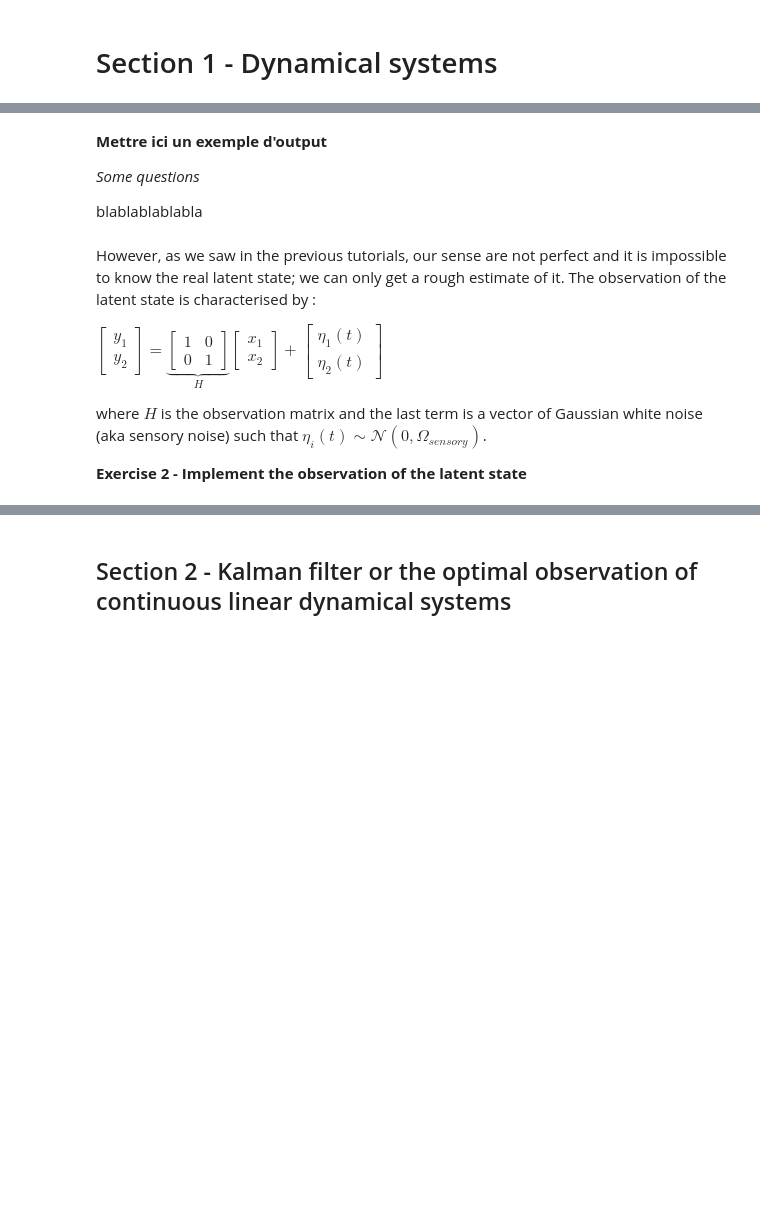
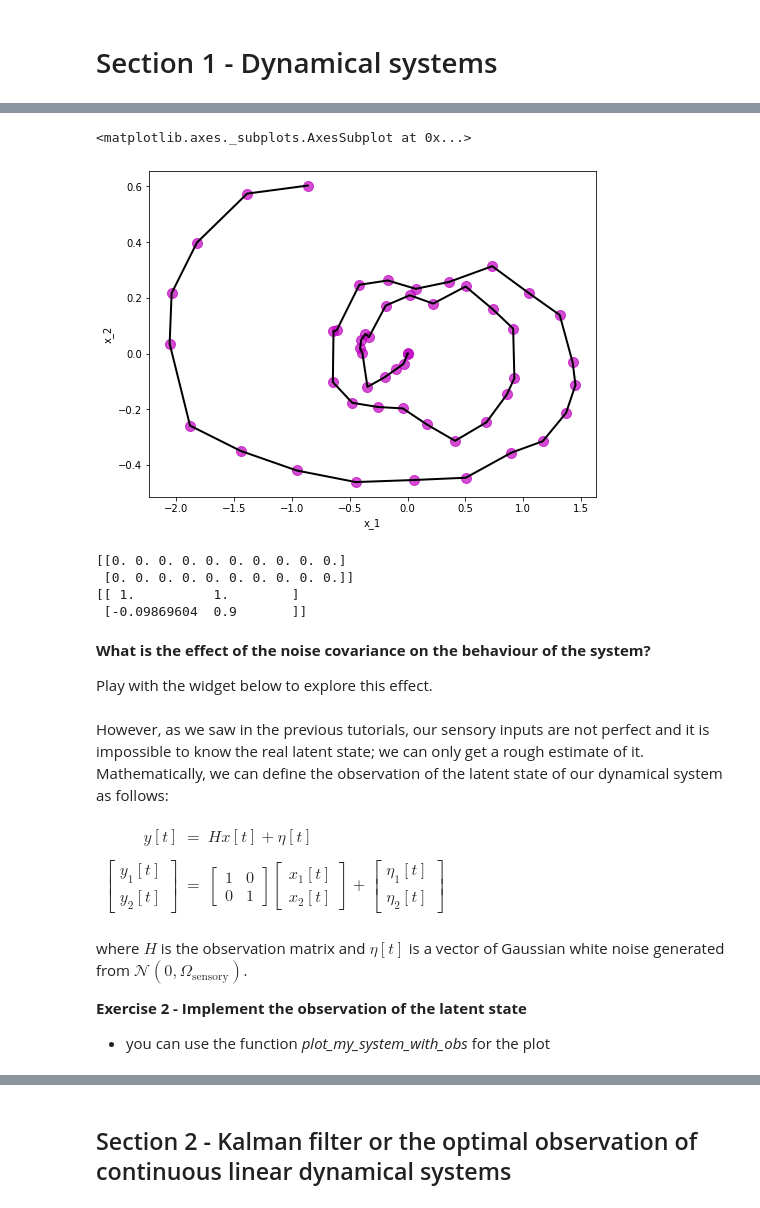
Before and after one commit to Lara-Mazy/Modelling_project1, a Jupyter notebook: LGBIO2060_TP3.ipynb, the cells around one changed output, grey strips where cells are left out. Drawn from its saved outputs; the diff is of its cells as text; code cells hidden in the pictures; blank space fills up the shorter version.

```diff
--- a/LGBIO2060_TP3.ipynb
+++ b/LGBIO2060_TP3.ipynb
@@ -67,44 +94,66 @@ The latent state $x$ can have more than one entry, for example we may want to es
 # %%
-def my_system(nsteps,x0,A,dt):
+def my_system(nsteps,x0,A,dt,sigma_motor):
   """
   my_system is a function that model the time-evolution of a linear dynamical system
   with state transition matrix A.
   Inputs : nsteps is the number of time steps to model
            x0 is the initial state (where we are starting from)
            A is the state-transition matrix
            dt is the time step used in the discretization
+           sigma_motor is the std of the motor noise
   Outputs : state_evolution is a numpy array that contains the time-evolution of
             the state vector
   """
 
-  state_evolution = np.zeros([len(x0),nsteps+1])
-  state_evolution[:,0] = x0
-  for ii in range(nsteps):
-    state_evolution[:,ii+1] = A * state_evolution[:,ii]
+  ######################
+  ### your code here ###
+  ######################
+
+
   return state_evolution
 
 # Run the lines below to test your code
 
 nsteps = 50
-x0 = [[0],[0]]
-A = np.array([[1.,1.],[-(2*np.pi/20.)**2.,0.9]])
-state_evolution = my_system(nsteps,x0,A,dt)
-plot_my_system(state_evolution)
+dt = 0.1
+x0 = np.array([0,0]).T
+A = np.array([[1., 1.], [-(2*np.pi/20.)**2., .9]])
+sigma_motor = 0.05
+
+######################
+### your code here ###
+######################
+# %% [output]
+<matplotlib.axes._subplots.AxesSubplot at 0x...>
+[figure, added]
-# %% [markdown]
-**Mettre ici un exemple d'output**
-
-*Some questions*
-
-blablablablabla
+# %%
+print(state_evolution[:,:10])
+print(A)
+# %% [output]
+[[0. 0. 0. 0. 0. 0. 0. 0. 0. 0.]
+ [0. 0. 0. 0. 0. 0. 0. 0. 0. 0.]]
+[[ 1.          1.        ]
+ [-0.09869604  0.9       ]]
+# %% [markdown]
+**What is the effect of the noise covariance on the behaviour of the system?**
+
+
+Play with the widget below to explore this effect.
 # %% [markdown]
-However, as we saw in the previous tutorials, our sense are not perfect and it is impossible to know the real latent state; we can only get a rough estimate of it. The observation of the latent state is characterised by :
+However, as we saw in the previous tutorials, our sensory inputs are not perfect and it is impossible to know the real latent state; we can only get a rough estimate of it. Mathematically, we can define the observation of the latent state of our dynamical system as follows:
 
 
-$\begin{equation}
-\begin{bmatrix}y_1\\ y_2\end{bmatrix} = \underbrace{\begin{bmatrix}1 & 0 \\ 0 & 1\end{bmatrix}}_{H} \begin{bmatrix}x_1 \\ x_2\end{bmatrix} + \begin{bmatrix}\eta_1(t)\\ \eta_2(t)\end{bmatrix}
-\end{equation}$
+$\begin{eqnarray}
+& & \\
+y[t]& = & H x[t] + \eta[t]\\
+ & & \\
+\begin{bmatrix}y_1[t]\\ y_2[t]\end{bmatrix} & = &\begin{bmatrix}1 & 0 \\ 0 & 1\end{bmatrix} \begin{bmatrix}x_1[t] \\ x_2[t]\end{bmatrix} + \begin{bmatrix}\eta_1[t]\\ \eta_2[t]\end{bmatrix}
+& &\\
+\end{eqnarray}$
 
-where $H$ is the observation matrix and the last term is a vector of Gaussian white noise (aka sensory noise) such that $\eta_i(t) \sim \mathcal{N}\left(0,\Omega_{sensory}\right)$.
+where $H$ is the observation matrix and $\eta[t]$ is a vector of Gaussian white noise generated from $\mathcal{N}\left(0,\Omega_{\text{sensory}}\right)$.
 
 **Exercise 2 - Implement the observation of the latent state**
+
+* you can use the function *plot_my_system_with_obs* for the plot
 # %%
```
Also changed, not shown: parts of 4 cells of this notebook.
